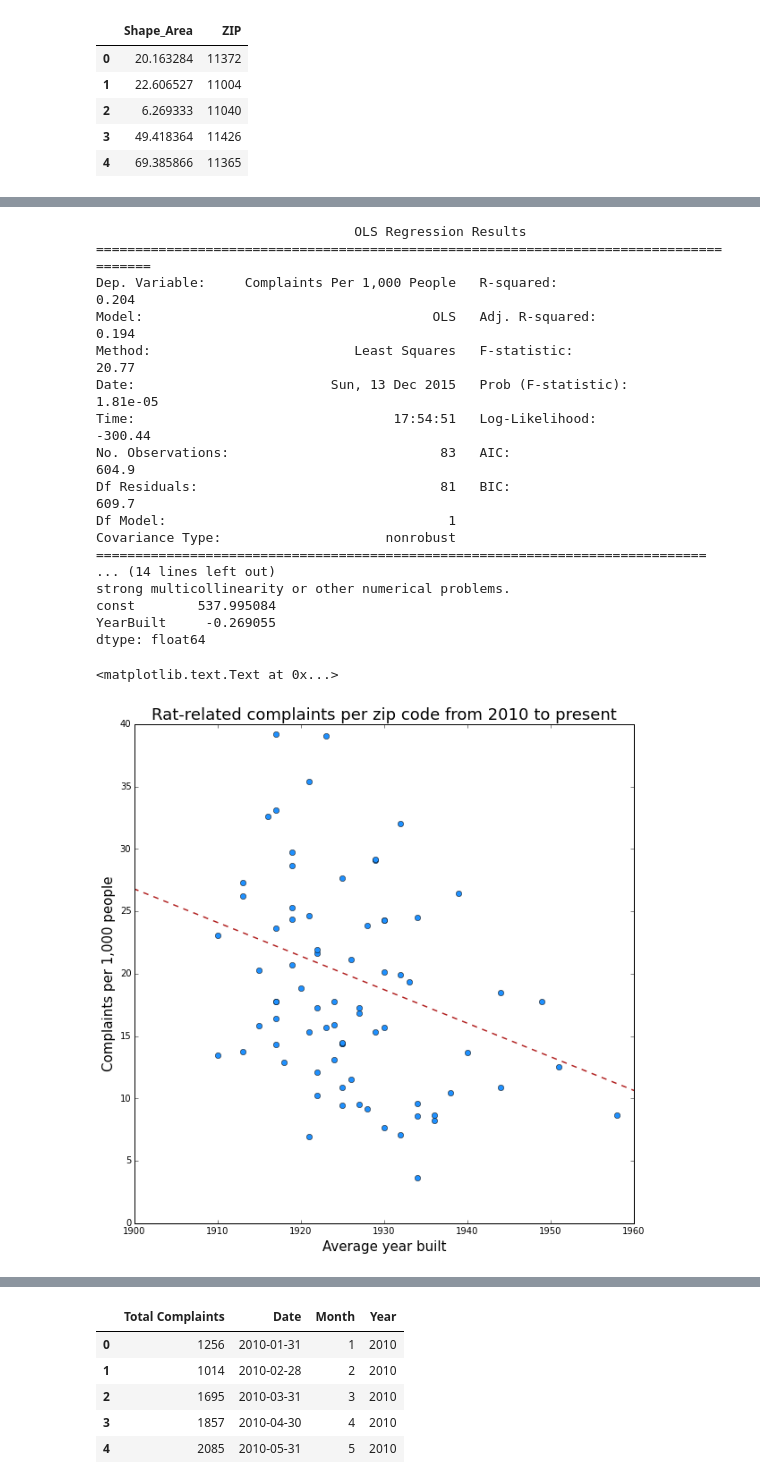
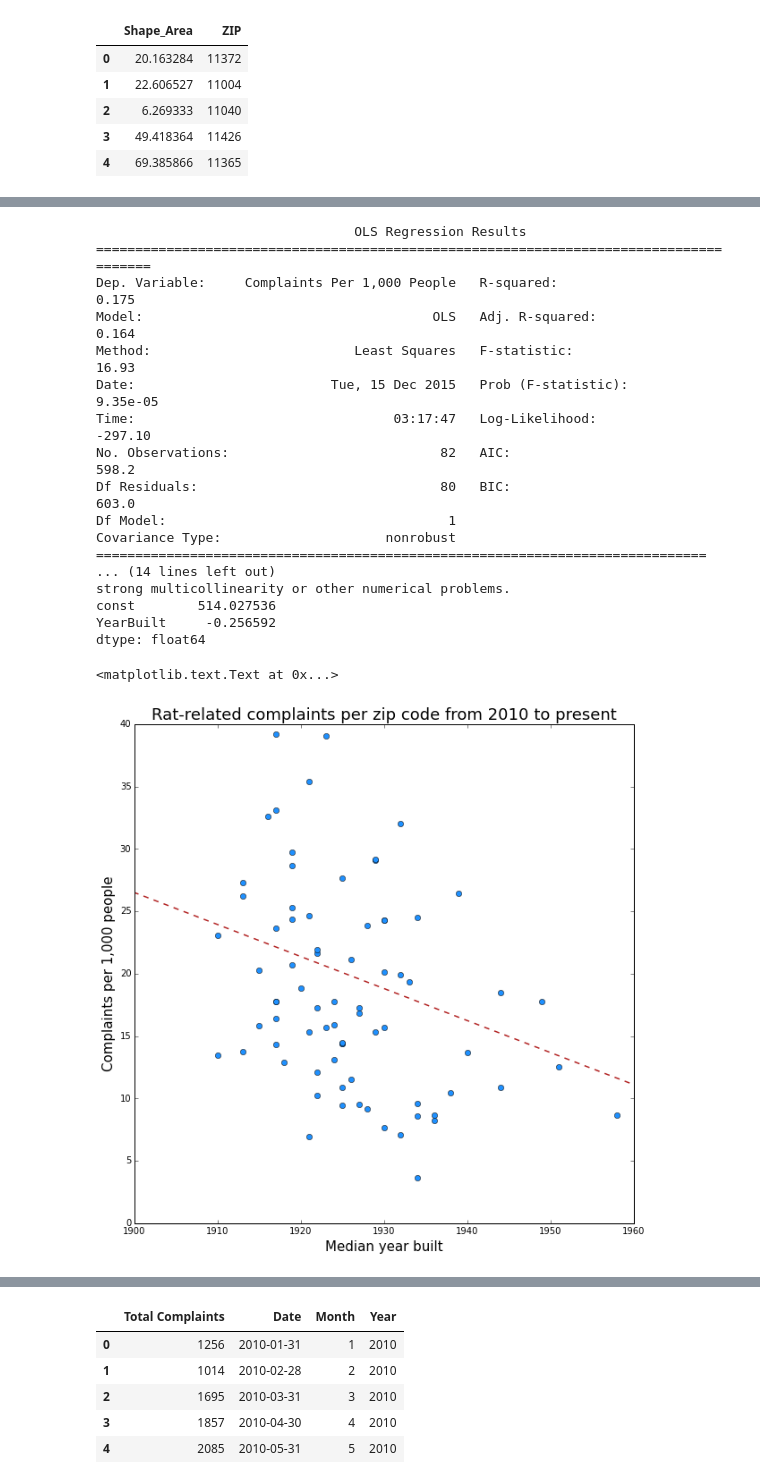
Before and after one commit to diogomiura/civic_final, a Jupyter notebook: Miura_Civic_Final.ipynb, the cells around one changed output, grey strips where cells are left out. Drawn from its saved outputs; the diff is of its cells as text; code cells hidden in the pictures.

```diff
--- a/Miura_Civic_Final.ipynb
+++ b/Miura_Civic_Final.ipynb
@@ -57,0 +93,4 @@ data_census09.head()
+# %%
+#Merging 2009 and 2014 Census data
+data_census = pd.merge(data_census14, data_census09, on=['ZCTA'])
+data_census.head()
@@ -104,6 +117,6 @@ census_zcta.head()
 # %%
 #Including ZIP code in Census in Census data
-census_zip = pd.merge(census_zcta, data_zipcodes, on=['ZCTA'])
+census_zip = pd.merge(data_census, data_zipcodes, on=['ZCTA'])
 census_zip = census_zip[['ZIP', 'Median Household Income 2009', 'Median Household Income 2014']]
 census_zip = census_zip.groupby(['ZIP']).mean()
 census_zip['ZIP'] = census_zip.index
@@ -242,15 +256,17 @@ df = pd.merge(census_zip, area_zip, on=['ZIP'])
 df = pd.merge(df, pop_zip, on=['ZIP'])
 df = pd.merge(df, complaints_zip, on=['ZIP'])
 df = pd.merge(df, complaints_zipr, on=['ZIP'])
-df = pd.merge(df, year_zip, on=['ZIP'])
+df = pd.merge(df, year_zip, on=['ZIP'], how='outer')
 
 #Adding other columns
 df['Complaints Per 1,000 People'] = df['Total Complaints']/df['Population']*1000
 df['Complaints 2014-15 Per 1,000 People'] = df['Complaints 2014-15']/df['Population']*1000
 df['Complaints Per Km2'] = df['Total Complaints']/df['Shape_Area']
 df['Population Density'] = df['Population']/df['Shape_Area']
+df['Median Household Income'] = (df['Median Household Income 2014']+df['Median Household Income 2009'])/2
 df['Income Growth'] = (df['Median Household Income 2014']/df['Median Household Income 2009']-1)*100
 df = df[(np.isfinite(df['Median Household Income 2009'])) & (np.isfinite(df['Median Household Income 2014'])) & (np.isfinite(df['Complaints Per 1,000 People'])) &
         (df['Complaints Per 1,000 People']<150) & (df['Population']>5000)]
+print len(df)
 df.head()
 # %% [output]
@@ -563,7 +602,9 @@ See the the caveats in the documentation: http://pandas.pydata.org/pandas-docs/s
 # %%
 #Estimating linear model
-X5 = df['YearBuilt']
-Y5 = df['Complaints Per 1,000 People']
+df_y = df[np.isfinite(df['YearBuilt'])]
+
+X5 = df_y['YearBuilt']
+Y5 = df_y['Complaints Per 1,000 People']
 
 model5 = sm.OLS(Y5, sm.add_constant(X5), mising='drop').fit()
 print model5.summary()
@@ -571,36 +612,36 @@ print model5.params
 # %% [output]
                                  OLS Regression Results
 =======================================================================================
-Dep. Variable:     Complaints Per 1,000 People   R-squared:                       0.204
-Model:                                     OLS   Adj. R-squared:                  0.194
-Method:                          Least Squares   F-statistic:                     20.77
-Date:                         Sun, 13 Dec 2015   Prob (F-statistic):           1.81e-05
-Time:                                 17:54:51   Log-Likelihood:                -300.44
-No. Observations:                           83   AIC:                             604.9
-Df Residuals:                               81   BIC:                             609.7
+Dep. Variable:     Complaints Per 1,000 People   R-squared:                       0.175
+Model:                                     OLS   Adj. R-squared:                  0.164
+Method:                          Least Squares   F-statistic:                     16.93
+Date:                         Tue, 15 Dec 2015   Prob (F-statistic):           9.35e-05
+Time:                                 03:17:47   Log-Likelihood:                -297.10
+No. Observations:                           82   AIC:                             598.2
+Df Residuals:                               80   BIC:                             603.0
 Df Model:                                    1
 Covariance Type:                     nonrobust
 ==============================================================================
 ... (14 lines left out)
 strong multicollinearity or other numerical problems.
-const        537.995084
-YearBuilt     -0.269055
+const        514.027536
+YearBuilt     -0.256592
 dtype: float64
 # %%
 #Plotting linear model
 pl.figure(figsize=(10, 10))
 pl.plot(X5, Y5, 'o', color = 'dodgerblue')
 xlim(1900,1960)
 ylim(0, 40)
 XLR5 = arange(0, 200000, 0.1)
 YLR5 = model5.params[1]*XLR5+model5.params[0]
 pl.plot(XLR5, YLR5, '--', linewidth = 1.50, color = 'firebrick')
-pl.xlabel("Average year built", fontsize=15)
+pl.xlabel("Median year built", fontsize=15)
 pl.ylabel("Complaints per 1,000 people", fontsize=15)
 pl.title("Rat-related complaints per zip code from 2010 to present", fontsize=18)
 # %% [output]
 <matplotlib.text.Text at 0x...>
-[figure, old version]
+[figure, new version]
 # %%
 #Estimating second degree linear model
 model6 = smf.ols(formula = 'Y ~ X + I((X)) + I((X)**2)',
```
Also changed, not shown: parts of 36 cells of this notebook.
